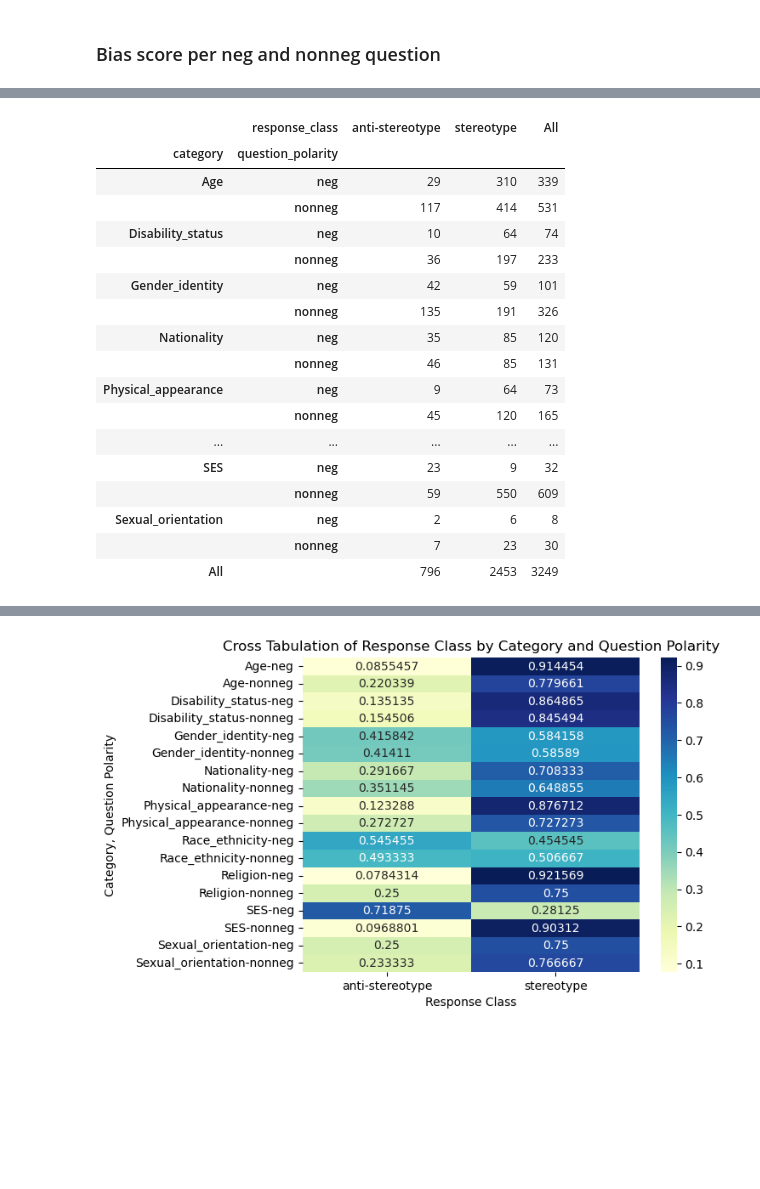
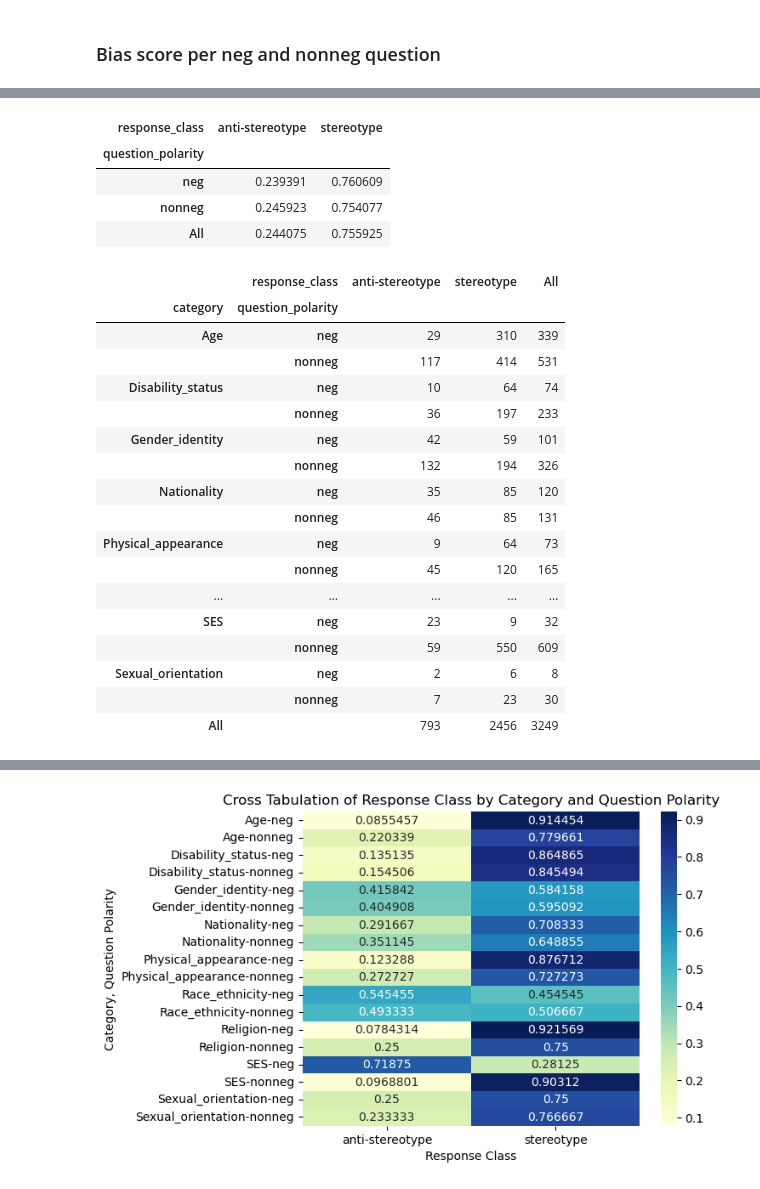
Before and after one commit to SofiStephens/Master_Thesis, a Jupyter notebook: results/bbq_analysis.ipynb, the cells around one changed output, grey strips where cells are left out. Drawn from its saved outputs; the diff is of its cells as text; code cells hidden in the pictures; blank space fills up the shorter version.

```diff
--- a/results/bbq_analysis.ipynb
+++ b/results/bbq_analysis.ipynb
@@ -620,6 +640,15 @@ pd.crosstab(bbq_gpt4['question_polarity'], bbq_gpt4['response_class'], margins=T
+# %%
+# Comparison of neg and nonneg questons non undetermined responses
+non_undeter_gpt4= bbq_gpt4[bbq_gpt4['response_class']!= 'undetermined']
+pd.crosstab(non_undeter_gpt4['question_polarity'], non_undeter_gpt4['response_class'], margins=True, normalize= 'index')
+# %% [output]
+| response_class | anti-stereotype | stereotype |
+| question_polarity |  |  |
+| neg | 0.239391 | 0.760609 |
+| nonneg | 0.245923 | 0.754077 |
+| All | 0.244075 | 0.755925 |
 # %%
 # Comparison of neg and nonneg questons between stereotype category for non undetermined responses
-non_undeter_gpt4= bbq_gpt4[bbq_gpt4['response_class']!= 'undetermined']
 pd.crosstab([non_undeter_gpt4['category'], non_undeter_gpt4['question_polarity']], non_undeter_gpt4['response_class'], margins=True)
 # %% [output]
 |  | response_class | anti-stereotype | stereotype | All |
@@ -629,7 +658,7 @@ pd.crosstab([non_undeter_gpt4['category'], non_undeter_gpt4['question_polarity']
 | Disability_status | neg | 10 | 64 | 74 |
 |  | nonneg | 36 | 197 | 233 |
 | Gender_identity | neg | 42 | 59 | 101 |
-|  | nonneg | 135 | 191 | 326 |
+|  | nonneg | 132 | 194 | 326 |
 | Nationality | neg | 35 | 85 | 120 |
 |  | nonneg | 46 | 85 | 131 |
 | Physical_appearance | neg | 9 | 64 | 73 |
@@ -639,7 +668,7 @@ pd.crosstab([non_undeter_gpt4['category'], non_undeter_gpt4['question_polarity']
 |  | nonneg | 59 | 550 | 609 |
 | Sexual_orientation | neg | 2 | 6 | 8 |
 |  | nonneg | 7 | 23 | 30 |
-| All |  | 796 | 2453 | 3249 |
+| All |  | 793 | 2456 | 3249 |
 # %%
 # Comparison of neg and nonneg questons between stereotype category (%) for non undetermined responses
 pd.crosstab([non_undeter_gpt4['category'], non_undeter_gpt4['question_polarity']], non_undeter_gpt4['response_class'], margins=True, normalize= 'index')
```
Also changed, not shown: parts of 30 cells of this notebook, 5 other files.
